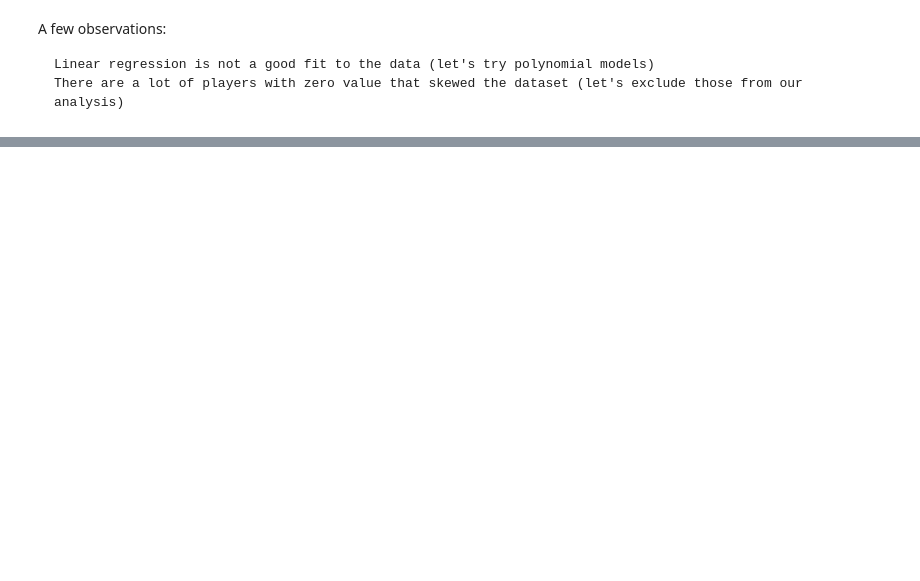
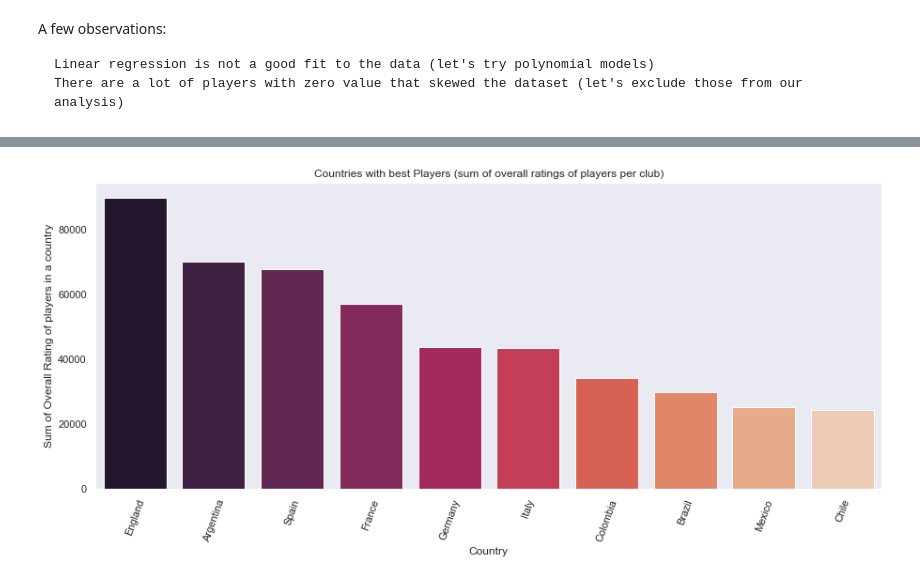
Before and after one commit to Senonino/Module02_visualizing-real-world-data-project, a Jupyter notebook: Extras/Fifa_SJ.ipynb, the cells around one changed output, grey strips where cells are left out. Drawn from its saved outputs; the diff is of its cells as text; code cells hidden in the pictures; blank space fills up the shorter version.

```diff
--- a/Extras/Fifa_SJ.ipynb
+++ b/Extras/Fifa_SJ.ipynb
@@ -254,19 +342,21 @@ plt.show()
 # %%
 #The Best Country
 best_dict = {}
 for country in fifa_16['nationality'].unique():
-    overall_rating = fifa_16['overall'][fifa_16['nationality'] == country].sum()
+    overall_rating = fifa_16['rating'][fifa_16['nationality'] == country].sum()
     best_dict[country] = overall_rating
-best_country = pd.DataFrame.from_dict(best_dict,orient='index', columns = ['overall'])
+best_country = pd.DataFrame.from_dict(best_dict,orient='index', columns = ['rating'])
 best_country['club'] = best_country.index
-best_country = best_country.sort_values(by = 'overall' , ascending =  False)
+best_country = best_country.sort_values(by = 'rating' , ascending =  False)
 
 plt.figure(1 , figsize = (15 , 6))
-sns.barplot(x = 'club' , y  = 'overall' , data = best_country.head(10),palette='rocket')
+sns.barplot(x = 'club' , y  = 'rating' , data = best_country.head(10),palette='rocket')
 plt.xticks(rotation = 70)
 plt.xlabel("Country")
 plt.ylabel('Sum of Overall Rating of players in a country')
 plt.title('Countries with best Players (sum of overall ratings of players per club)')
 plt.show()
+# %% [output]
+[figure, added]
 # %%
 #The Top 10 Players
```
Also changed, not shown: parts of 31 cells of this notebook, 3 other files.
